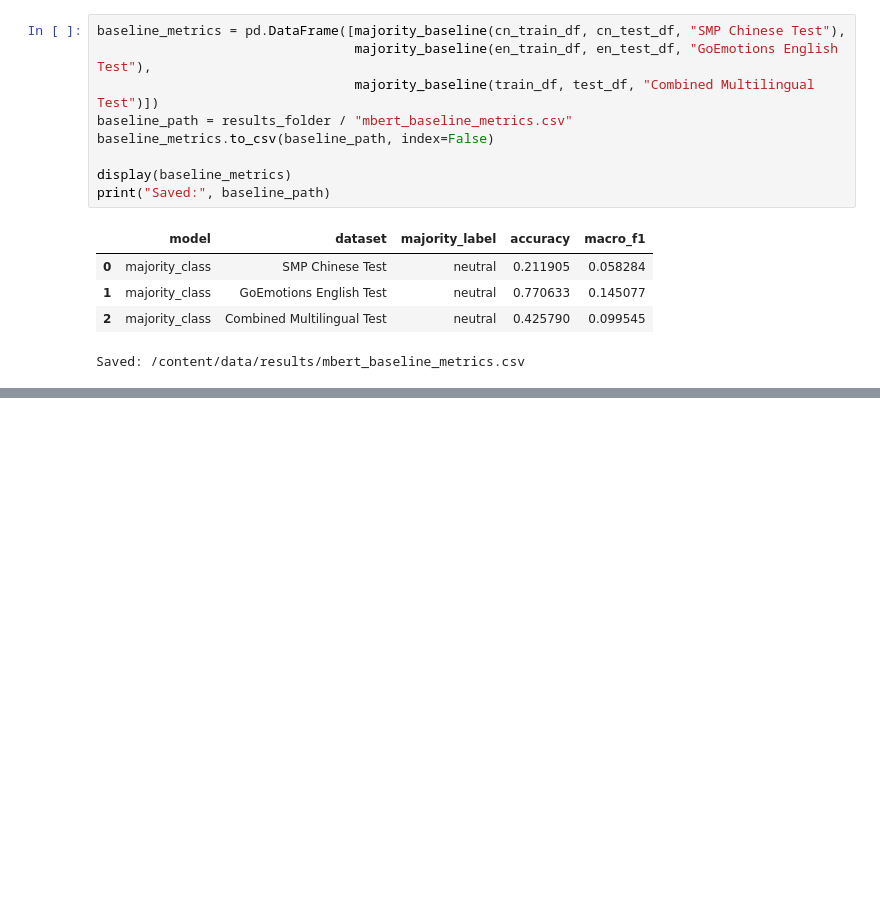
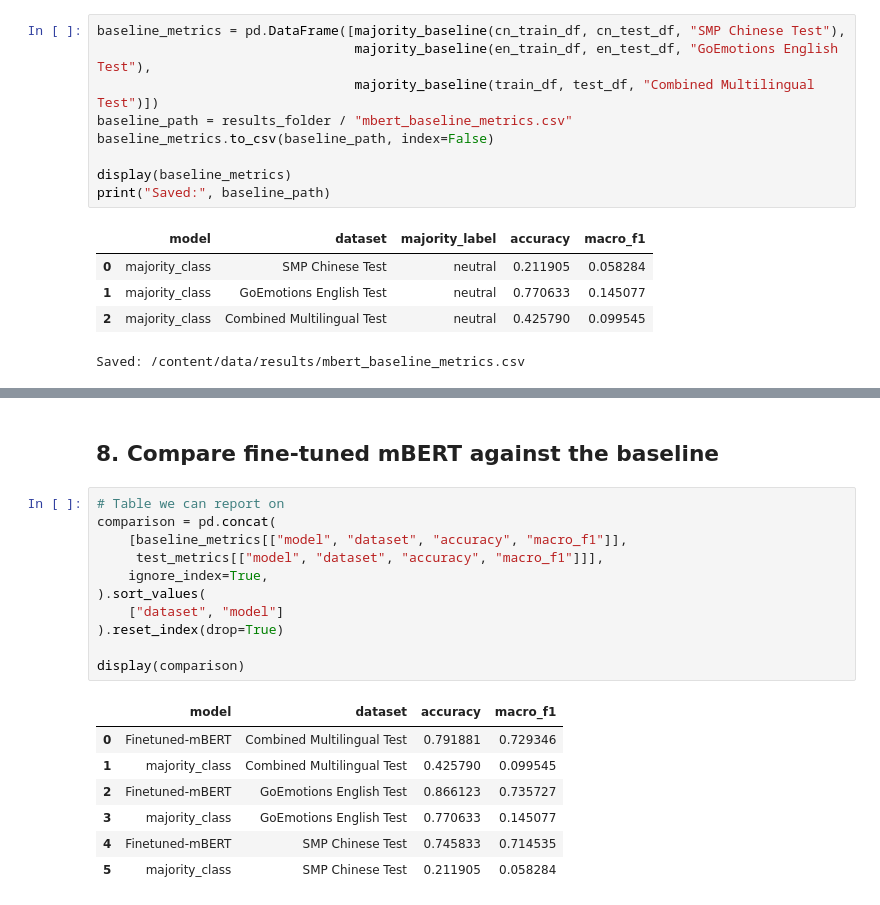
Before and after one commit to cierrajagan/W266-slang-emotion-mt, a Jupyter notebook: notebooks/04_mBERT_emotion_classifier.ipynb, the cells around one changed output, grey strips where cells are left out. Drawn from its saved outputs; the diff is of its cells as text; blank space fills up the shorter version.

```diff
--- a/notebooks/04_mBERT_emotion_classifier.ipynb
+++ b/notebooks/04_mBERT_emotion_classifier.ipynb
@@ -423,0 +680,21 @@ Saved: /content/data/results/mbert_baseline_metrics.csv
+# %% [markdown]
+## 8. Compare fine-tuned mBERT against the baseline
+# %%
+# Table we can report on
+comparison = pd.concat(
+    [baseline_metrics[["model", "dataset", "accuracy", "macro_f1"]],
+     test_metrics[["model", "dataset", "accuracy", "macro_f1"]]],
+    ignore_index=True,
+).sort_values(
+    ["dataset", "model"]
+).reset_index(drop=True)
+
+display(comparison)
+# %% [output]
+|  | model | dataset | accuracy | macro_f1 |
+| 0 | Finetuned-mBERT | Combined Multilingual Test | 0.791881 | 0.729346 |
+| 1 | majority_class | Combined Multilingual Test | 0.425790 | 0.099545 |
+| 2 | Finetuned-mBERT | GoEmotions English Test | 0.866123 | 0.735727 |
+| 3 | majority_class | GoEmotions English Test | 0.770633 | 0.145077 |
+| 4 | Finetuned-mBERT | SMP Chinese Test | 0.745833 | 0.714535 |
+| 5 | majority_class | SMP Chinese Test | 0.211905 | 0.058284 |
```
Also changed, not shown: parts of 16 cells of this notebook, 9 other files.
